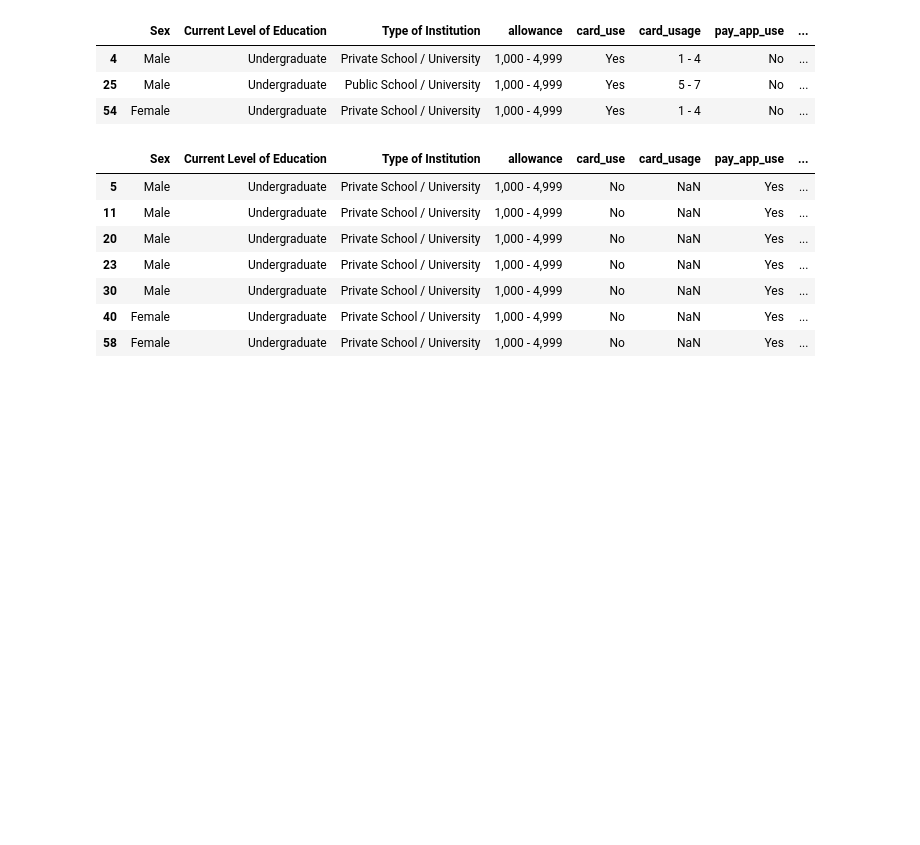
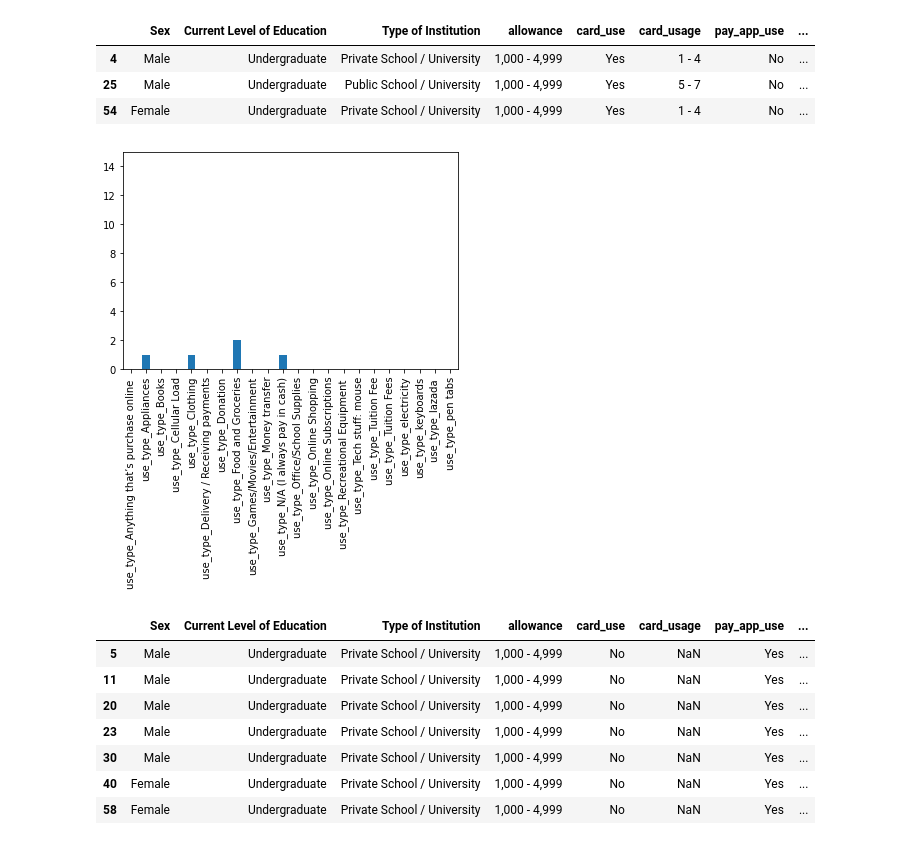
Before and after one commit to geosefuy/sthciux-cashless, a Jupyter notebook: [STHCIUX] Needfinding Study Exploratory Data Analysis.ipynb, the cells around one changed output. Cells and saved outputs as stored; diff of their text form; code cells hidden in the pictures; blank space fills up the shorter version.

Commit message:
plot created for 1k-4k bracket

```diff
--- a/[STHCIUX] Needfinding Study Exploratory Data Analysis.ipynb
+++ b/[STHCIUX] Needfinding Study Exploratory Data Analysis.ipynb
@@ -241,6 +248,12 @@ _1000_4999card
 | 4 | Male | Undergraduate | Private School / University | 1,000 - 4,999 | Yes | 1 - 4 | No | ... |
 | 25 | Male | Undergraduate | Public School / University | 1,000 - 4,999 | Yes | 5 - 7 | No | ... |
 | 54 | Female | Undergraduate | Private School / University | 1,000 - 4,999 | Yes | 1 - 4 | No | ... |
+# %%
+_1000_4999card[[col for col in _1000_4999card if col.startswith('use_type')]].sum().plot.bar()
+plt.gca().set_ylim([0, 15])
+plt.show()
+# %% [output]
+[figure, added]
 # %%
 _1000_4999pay_app = _1000_4999[(_1000_4999['card_use'] == 'No') &( _1000_4999['pay_app_use'] == 'Yes')]
 _1000_4999pay_app
```
Also changed, not shown: parts of 19 cells of this notebook.
